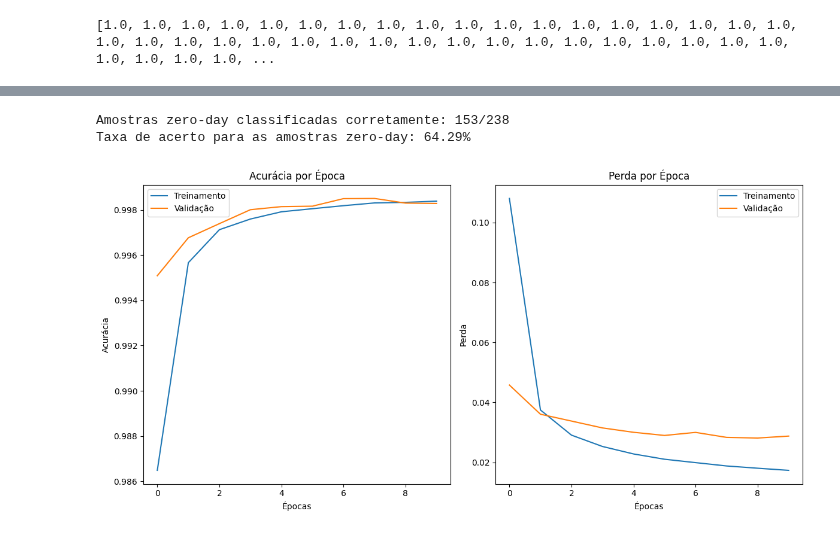
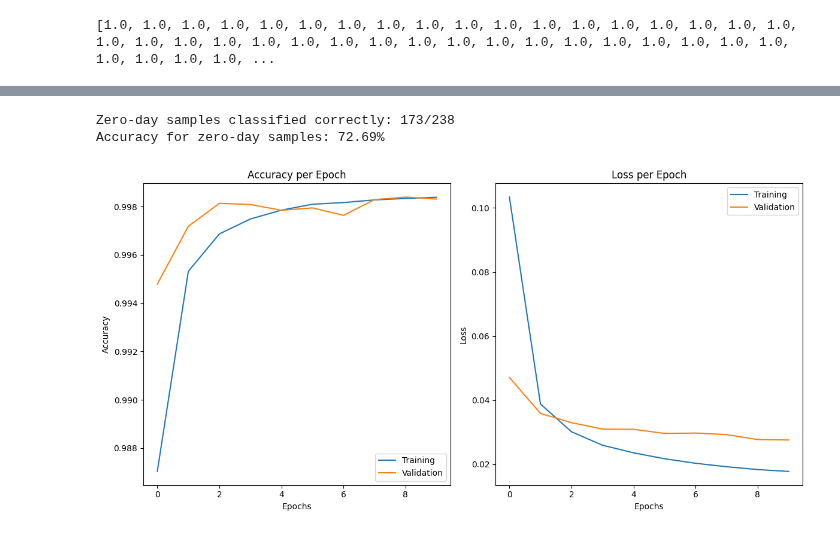
Before and after one commit to gabrieladamasceno/Attacks_5G, a Jupyter notebook: MLP_Binário_Zero_Day.ipynb, the cells around one changed output, grey strips where cells are left out. Saved outputs shown, nothing was run; the diff lists cells and outputs as text; code cells hidden in the pictures.

```diff
--- a/MLP_Binário_Zero_Day.ipynb
+++ b/MLP_Binário_Zero_Day.ipynb
@@ -443,37 +452,37 @@ y_pred_zero_day = np.array(y_pred_zero_day, dtype='float32')
 correct_classifications = (y_pred_zero_day == y_test_zero_day).sum()
 total_zero_day_samples = len(y_test_zero_day)
 
-print(f"Amostras zero-day classificadas corretamente: {correct_classifications}/{total_zero_day_samples}")
-print(f"Taxa de acerto para as amostras zero-day: {correct_classifications / total_zero_day_samples * 100:.2f}%")
+print(f"Zero-day samples classified correctly: {correct_classifications}/{total_zero_day_samples}")
+print(f"Accuracy for zero-day samples: {correct_classifications / total_zero_day_samples * 100:.2f}%")
 # %% [output]
-Amostras zero-day classificadas corretamente: 153/238
-Taxa de acerto para as amostras zero-day: 64.29%
+Zero-day samples classified correctly: 173/238
+Accuracy for zero-day samples: 72.69%
 # %%
-# Gráfico de Acurácia
+# Accuracy Plot
 plt.figure(figsize=(12, 6))
 
-# Acurácia de treino
+# Training Accuracy
 plt.subplot(1, 2, 1)
-plt.plot(history.history['accuracy'], label='Treinamento')
-plt.plot(history.history['val_accuracy'], label='Validação')
-plt.title('Acurácia por Época')
-plt.xlabel('Épocas')
-plt.ylabel('Acurácia')
+plt.plot(history.history['accuracy'], label='Training')
+plt.plot(history.history['val_accuracy'], label='Validation')
+plt.title('Accuracy per Epoch')
+plt.xlabel('Epochs')
+plt.ylabel('Accuracy')
 plt.legend()
 
-# Gráfico de Perda
+# Loss Plot
 plt.subplot(1, 2, 2)
-plt.plot(history.history['loss'], label='Treinamento')
-plt.plot(history.history['val_loss'], label='Validação')
-plt.title('Perda por Época')
-plt.xlabel('Épocas')
-plt.ylabel('Perda')
+plt.plot(history.history['loss'], label='Training')
+plt.plot(history.history['val_loss'], label='Validation')
+plt.title('Loss per Epoch')
+plt.xlabel('Epochs')
+plt.ylabel('Loss')
 plt.legend()
 
 plt.tight_layout()
 plt.show()
 # %% [output]
-[figure, old version]
+[figure, new version]
 # %%
 y_test = y_test_combined
 
```
Also changed, not shown: parts of 21 cells of this notebook.
